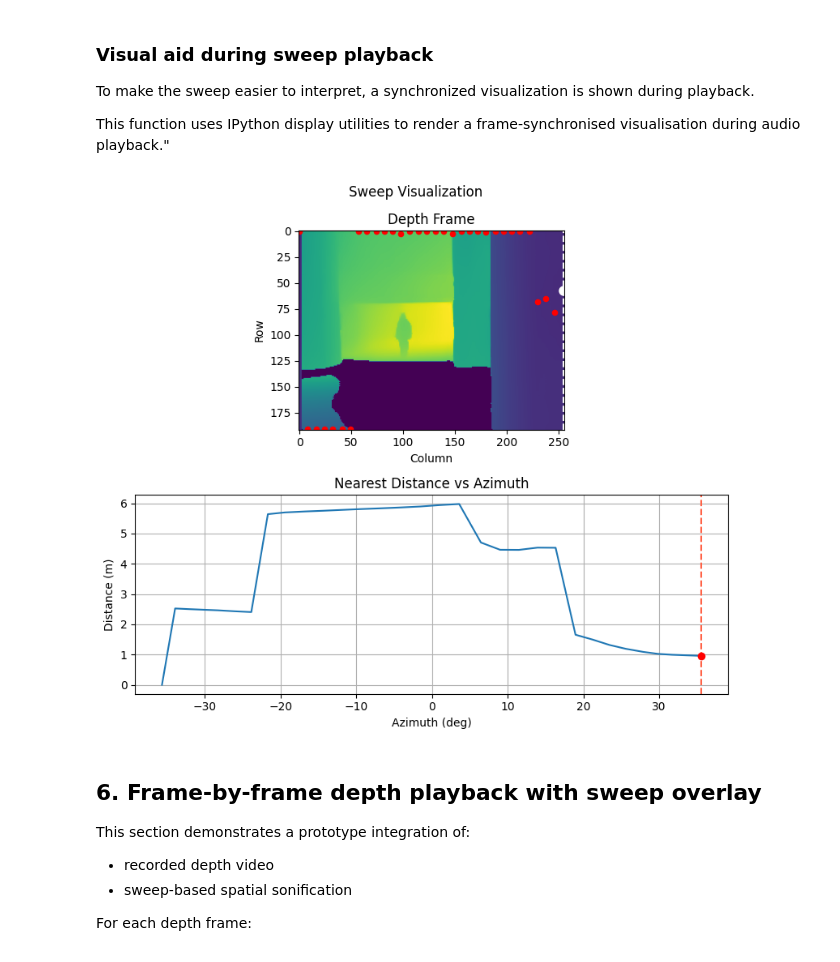
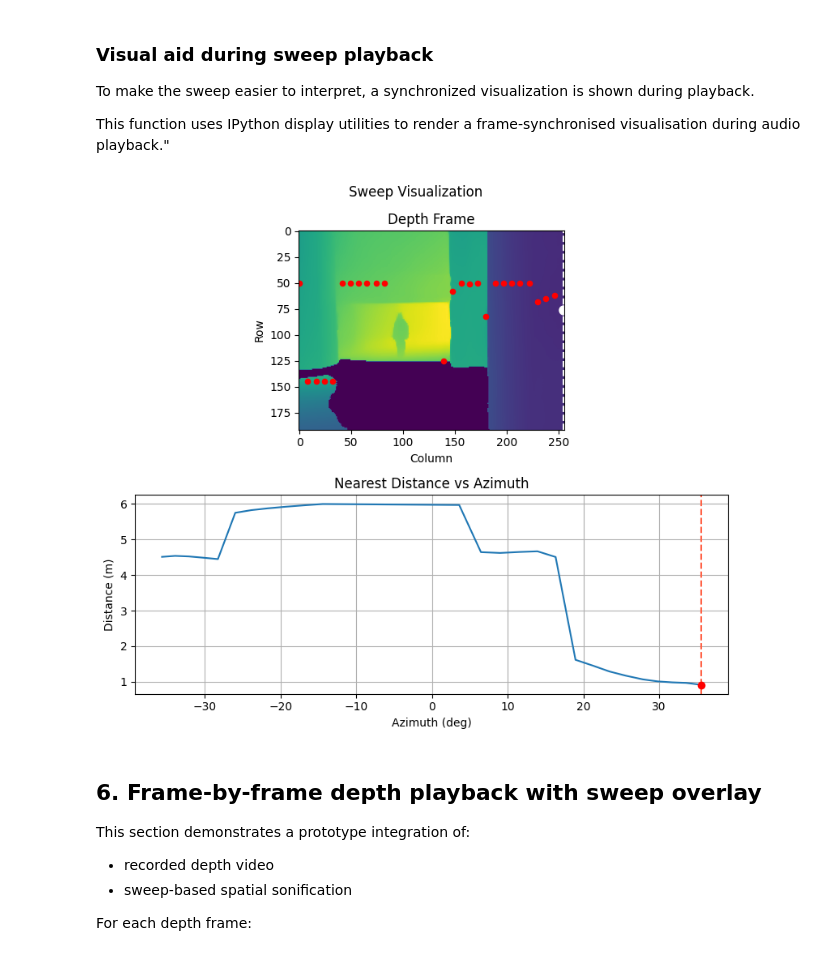
Before and after one commit to l0stinfr0st/AssistiveNavigation, a Jupyter notebook: system.ipynb, the cells around one changed output. Cells and saved outputs as stored; diff of their text form; code cells hidden in the pictures.

Commit message:
Fixed bug with sweep build

```diff
--- a/system.ipynb
+++ b/system.ipynb
@@ -637,13 +636,11 @@ if np.isclose(mn, mx):
 else:
     disp = np.interp(d, (mn, mx), (0, 255)).astype(np.uint8)
 
-near_az, near_el, near_dist, sel_cols, sel_rows = extract_scan_points(
-    d, min_elevation= -28 # -28° approximates the lower limit of the sensor's elevation range.
-) # No threshold
+# No threshold
+near_az, near_el, near_dist, sel_cols, sel_rows = extract_scan_points(d)
 
-near_az1, near_el1, near_dist1, sel_cols1, sel_rows1 = extract_scan_points(
-    d, min_elevation= -15, max_elevation = 15
-) # With threshold (Feel free to tweak)
+# With threshold
+near_az1, near_el1, near_dist1, sel_cols1, sel_rows1 = extract_scan_points(d, min_elevation= -15, max_elevation = 15)
 
 fig, axes = plt.subplots(1, 2, figsize=(16, 6))
 
@@ -689,16 +686,16 @@ def build_sweep_hrtf(near_az, near_el, near_dist, sofa,
     total_samples = int(sample_rate * sweep_duration)
     stereo = np.zeros((total_samples, 2), dtype=np.float32)
 
-    if reverse:
-        idx_range = range(W - 1, -1, -1)
-    else:
-        idx_range = range(W)
+    idx_range = reversed(range(W)) if reverse else range(W)
 
-    for out_i, i in enumerate(idx_range):
+    start_center = ping_dur / 2
+    end_center = sweep_duration - ping_dur / 2
+
+    for u, i in enumerate(idx_range):
         if W == 1:
             t_center = sweep_duration / 2
         else:
-            t_center = (out_i / (W - 1)) * sweep_duration
+            t_center = start_center + (u / (W - 1)) * (end_center - start_center)
 
         s_start = max(int((t_center - ping_dur / 2) * sample_rate), 0)
 
@@ -826,26 +823,28 @@ def play_sweep_with_inline_visual(d, sel_cols, sel_rows, near_az,
 # %%
 sweep_fwd = build_sweep_hrtf(
     near_az, near_el, near_dist,
     sofa=SOFA,
     tree=tree,
     reverse=False,
     sweep_duration=4.0
 )
+
+near_az, near_el, near_dist, sel_cols, sel_rows = extract_scan_points(d,min_elevation= -15, max_elevation = 15)
 
 play_sweep_with_inline_visual(
     d=d,
     sel_cols=sel_cols,
     sel_rows=sel_rows,
     near_az=near_az,
     near_dist=near_dist,
     sweep_audio=sweep_fwd,
     sample_rate=48000,
     sweep_duration=4.0,
     reverse=False,
     fps=15,
 )
 # %% [output]
-[figure, old version]
+[figure, new version]
 # %% [markdown]
 ## 6. Frame-by-frame depth playback with sweep overlay
 
```
Also changed, not shown: parts of 1 cell of this notebook.
